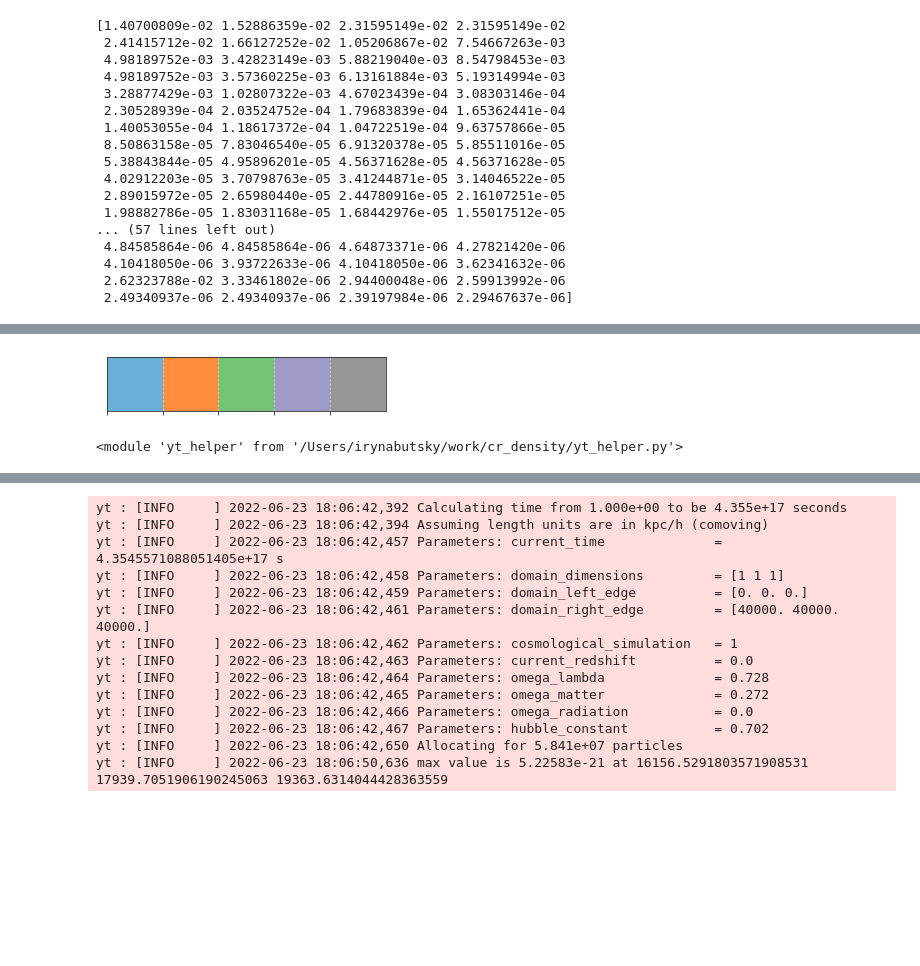
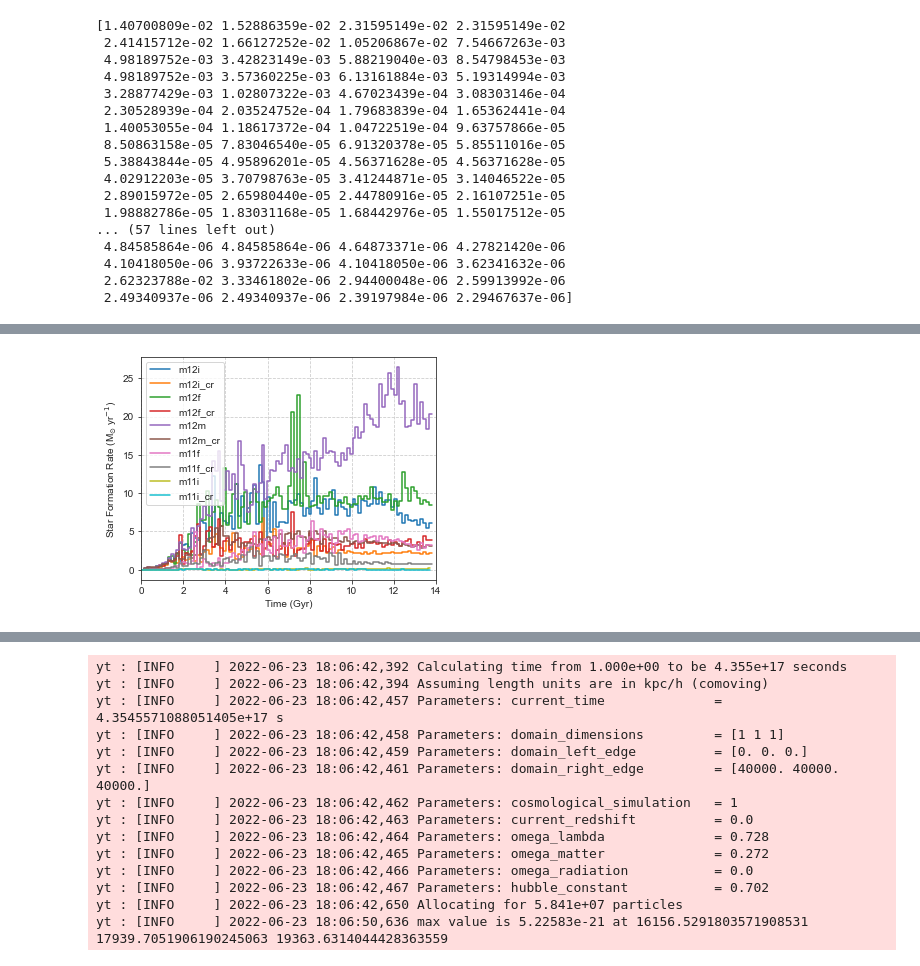
Before and after one commit to ibutsky/cr_diff_cgm, a Jupyter notebook: paper_plots.ipynb, the cells around one changed output, grey strips where cells are left out. Drawn from its saved outputs; the diff is of its cells as text; code cells hidden in the pictures; blank space fills up the shorter version.

```diff
--- a/paper_plots.ipynb
+++ b/paper_plots.ipynb
@@ -290,7 +292,7 @@ def plot_sfh(model_list, label_list = None):
     for model, label, color in zip(model_list, label_list, palette):
         fname = 'data/sfh_%s.h5'%model
         if not os.path.isfile(fname):
-            generate_sfh_data(model)
+            ph.get_sfh_data(model)
         h5file = h5.File('data/sfh_%s.h5'%model, 'r')
         time = h5file['time'][:]
         sfr = h5file['sfr'][:]
@@ -325,8 +314 @@ yt : [INFO     ] 2022-06-24 14:27:00,589 Allocating for 2.931e+08 particles
+[figure, added]
-# %%
-sns.palplot(sns.color_palette("tab20c")[1::4])
-# %% [output]
-[figure, removed]
-# %%
-importlib.reload(yth)
-# %% [output]
-<module 'yt_helper' from '/Users/irynabutsky/work/cr_density/yt_helper.py'>
```
Also changed, not shown: parts of 4 cells of this notebook, 2 other files.
